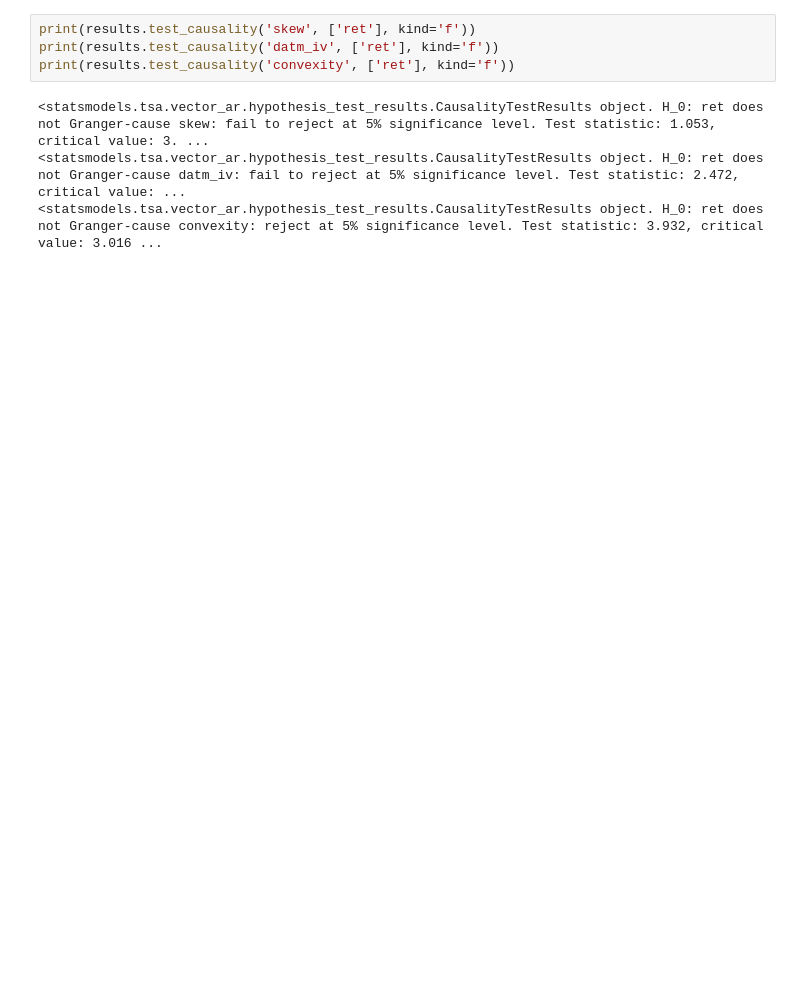
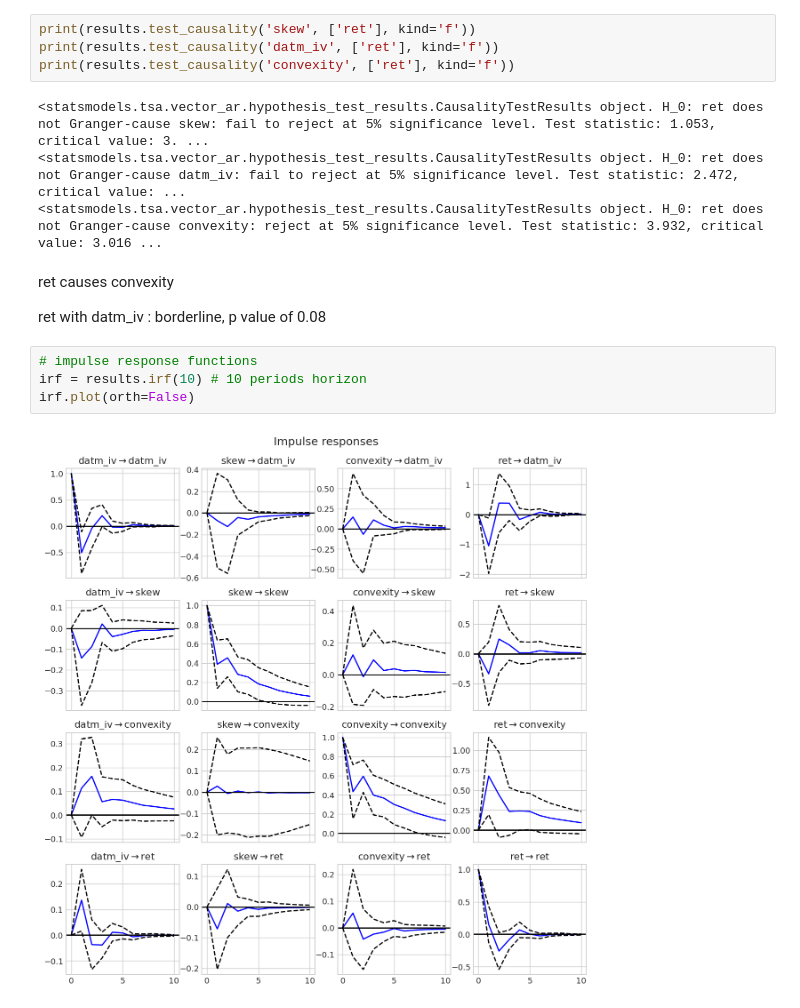
Before and after one commit to GabrielDelhay/Econometrics-project, a Jupyter notebook: SPX_Volatility_Project.ipynb, the cells around one changed output. Cells and saved outputs as stored; diff of their text form; blank space fills up the shorter version.

```diff
--- a/SPX_Volatility_Project.ipynb
+++ b/SPX_Volatility_Project.ipynb
@@ -1235,3 +1227,13 @@ print(results.test_causality('convexity', ['ret'], kind='f'))
 <statsmodels.tsa.vector_ar.hypothesis_test_results.CausalityTestResults object. H_0: ret does not Granger-cause skew: fail to reject at 5% significance level. Test statistic: 1.053, critical value: 3. ...
 <statsmodels.tsa.vector_ar.hypothesis_test_results.CausalityTestResults object. H_0: ret does not Granger-cause datm_iv: fail to reject at 5% significance level. Test statistic: 2.472, critical value: ...
 <statsmodels.tsa.vector_ar.hypothesis_test_results.CausalityTestResults object. H_0: ret does not Granger-cause convexity: reject at 5% significance level. Test statistic: 3.932, critical value: 3.016 ...
+# %% [markdown]
+ret causes convexity
+
+ret with datm_iv : borderline, p value of 0.08
+# %%
+# impulse response functions
+irf = results.irf(10) # 10 periods horizon
+irf.plot(orth=False)
+# %% [output]
+[figure, added]
```
Also changed, not shown: parts of 17 cells of this notebook.
